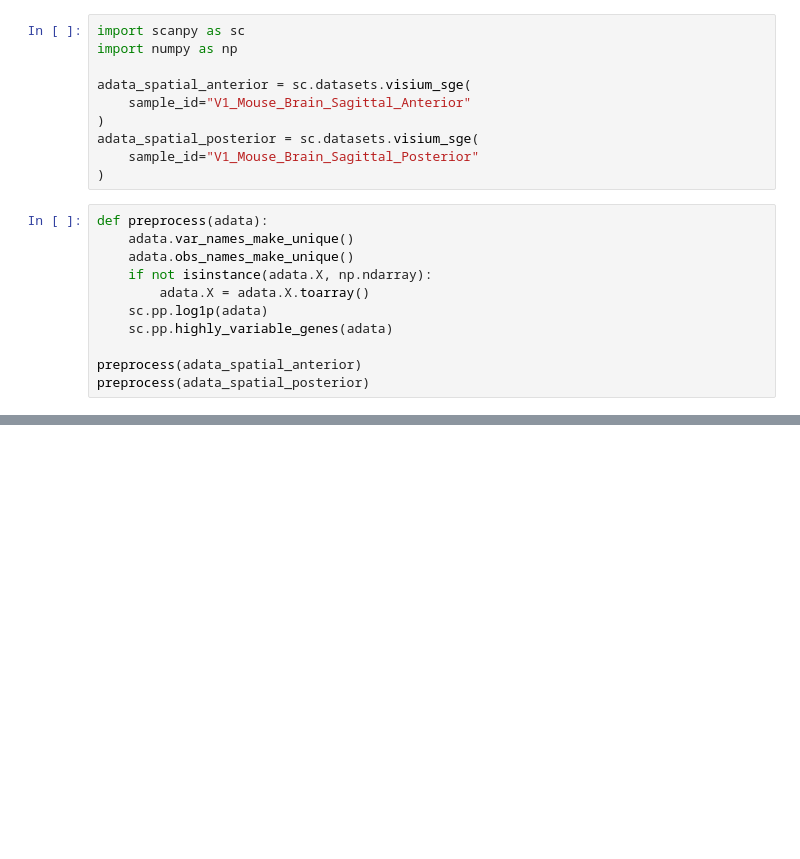
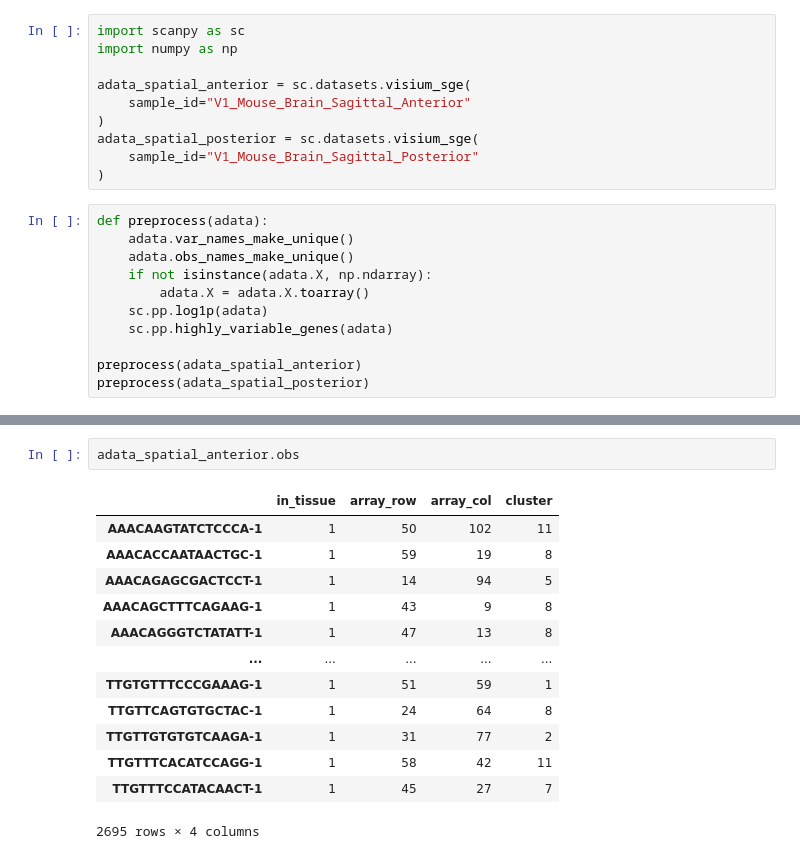
Before and after one commit to sysbio-curie/transmorph, a Jupyter notebook: docs/sections/notebooks/spatial_example.ipynb, the cells around one changed output, grey strips where cells are left out. Drawn from its saved outputs; the diff is of its cells as text; blank space fills up the shorter version.

```diff
--- a/docs/sections/notebooks/spatial_example.ipynb
+++ b/docs/sections/notebooks/spatial_example.ipynb
@@ -131,0 +179,16 @@ scatter_plot([adata_spatial_anterior, adata_spatial_posterior], input_obsm="tran
+# %%
+adata_spatial_anterior.obs
+# %% [output]
+|  | in_tissue | array_row | array_col | cluster |
+| AAACAAGTATCTCCCA-1 | 1 | 50 | 102 | 11 |
+| AAACACCAATAACTGC-1 | 1 | 59 | 19 | 8 |
+| AAACAGAGCGACTCCT-1 | 1 | 14 | 94 | 5 |
+| AAACAGCTTTCAGAAG-1 | 1 | 43 | 9 | 8 |
+| AAACAGGGTCTATATT-1 | 1 | 47 | 13 | 8 |
+| ... | ... | ... | ... | ... |
+| TTGTGTTTCCCGAAAG-1 | 1 | 51 | 59 | 1 |
+| TTGTTCAGTGTGCTAC-1 | 1 | 24 | 64 | 8 |
+| TTGTTGTGTGTCAAGA-1 | 1 | 31 | 77 | 2 |
+| TTGTTTCACATCCAGG-1 | 1 | 58 | 42 | 11 |
+| TTGTTTCCATACAACT-1 | 1 | 45 | 27 | 7 |
+2695 rows × 4 columns
```
Also changed, not shown: parts of 7 cells of this notebook, 1 other file.
